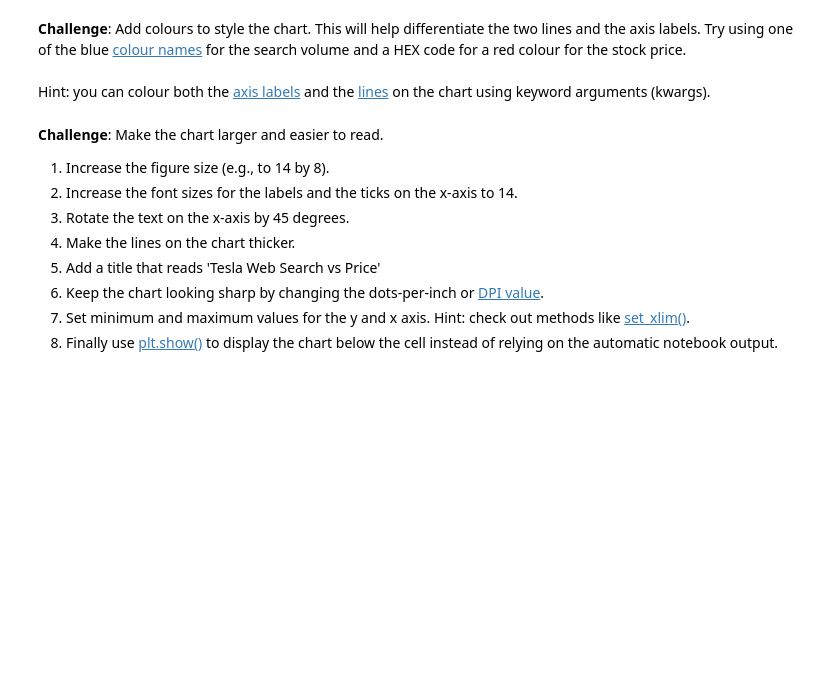
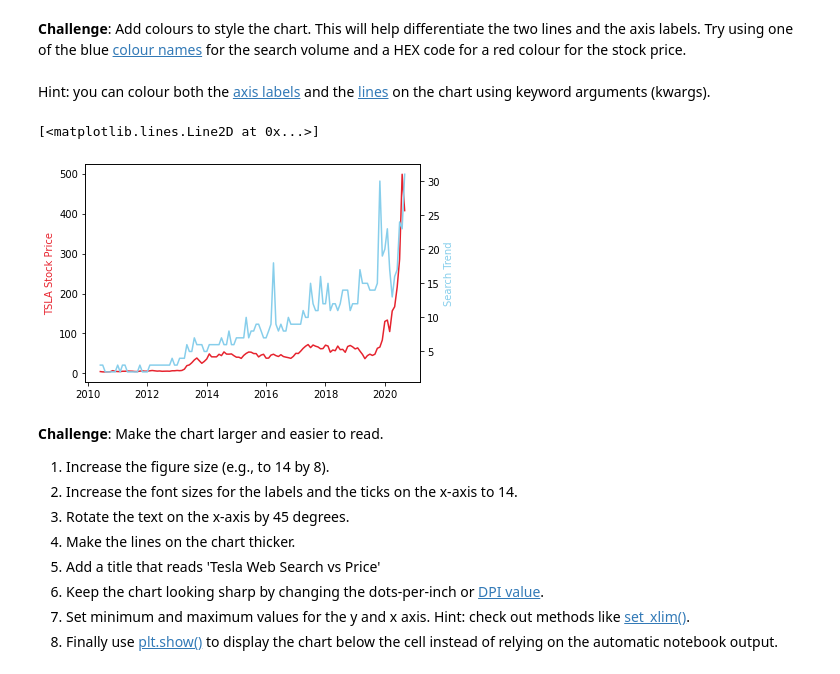
Before and after one commit to TravisLeeWolf/100DaysPython, a Jupyter notebook: Code Days/74 - Google Trends n Time Series/Google Trends and Data Visualisation.ipynb, the cells around one changed output. Cells and saved outputs as stored; diff of their text form; code cells hidden in the pictures; blank space fills up the shorter version.

```diff
--- a/Code Days/74 - Google Trends n Time Series/Google Trends and Data Visualisation.ipynb
+++ b/Code Days/74 - Google Trends n Time Series/Google Trends and Data Visualisation.ipynb
@@ -199,6 +215,18 @@ btcMonthlyPriceDF.head()
 <br>
 <br>
 Hint: you can colour both the [axis labels](https://matplotlib.org/3.3.2/api/text_api.html#matplotlib.text.Text) and the [lines](https://matplotlib.org/3.2.1/api/_as_gen/matplotlib.lines.Line2D.html#matplotlib.lines.Line2D) on the chart using keyword arguments (kwargs).
+# %%
+ax1 = plt.gca()
+ax2 = ax1.twinx()
+
+ax1.set_ylabel('TSLA Stock Price', color='#E6232E') # can use a HEX code
+ax2.set_ylabel('Search Trend', color='skyblue') # or a named colour
+
+ax1.plot(teslaDF.MONTH, teslaDF.TSLA_USD_CLOSE, color='#E6232E')
+ax2.plot(teslaDF.MONTH, teslaDF.TSLA_WEB_SEARCH, color='skyblue')
+# %% [output]
+[<matplotlib.lines.Line2D at 0x...>]
+[figure, added]
 # %% [markdown]
 **Challenge**: Make the chart larger and easier to read.
 1. Increase the figure size (e.g., to 14 by 8).
```
Also changed, not shown: parts of 10 cells of this notebook.
